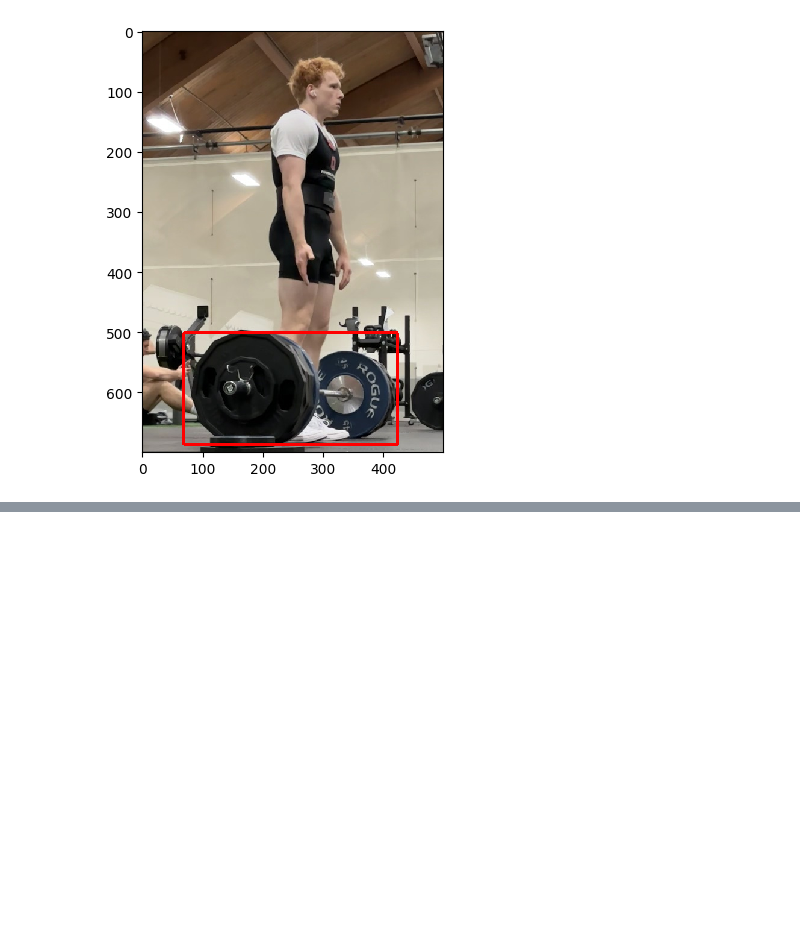
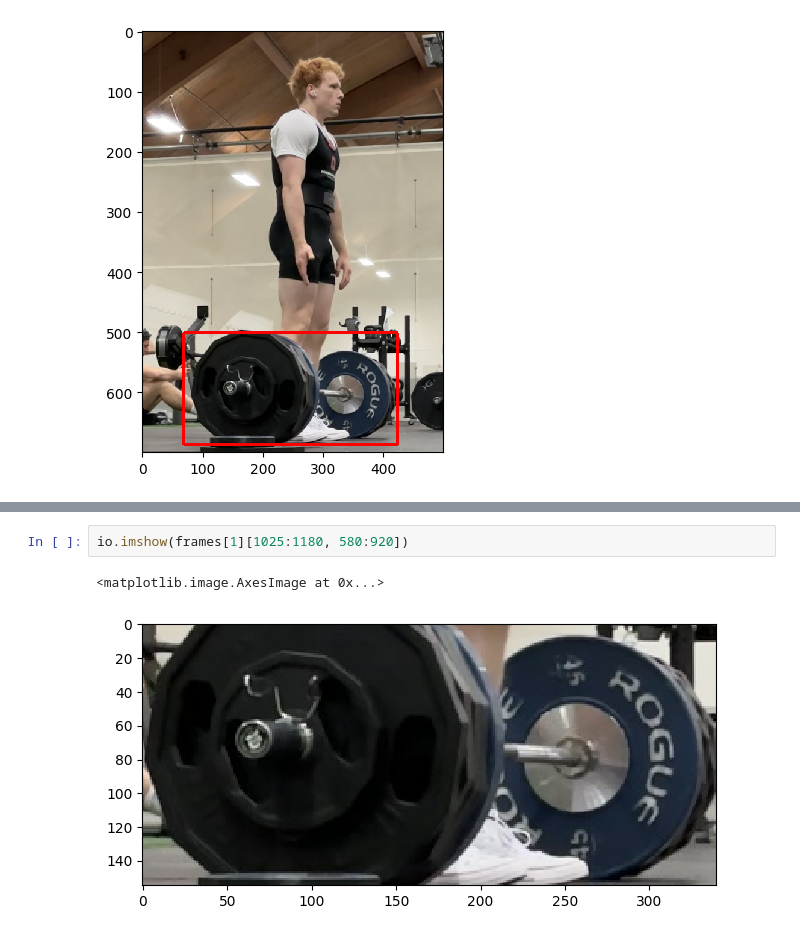
Before and after one commit to BenjaminWare/TrackingBarbell, a Jupyter notebook: CovarianceTracking.ipynb, the cells around one changed output, grey strips where cells are left out. Cells and saved outputs as stored; diff of their text form; blank space fills up the shorter version.

```diff
--- a/CovarianceTracking.ipynb
+++ b/CovarianceTracking.ipynb
@@ -221,0 +218,5 @@ array([[[ 92,  64,  40],
+# %%
+io.imshow(frames[1][1025:1180, 580:920])
+# %% [output]
+<matplotlib.image.AxesImage at 0x...>
+[figure, added]
```
Also changed, not shown: parts of 19 cells of this notebook, 3 other files.
